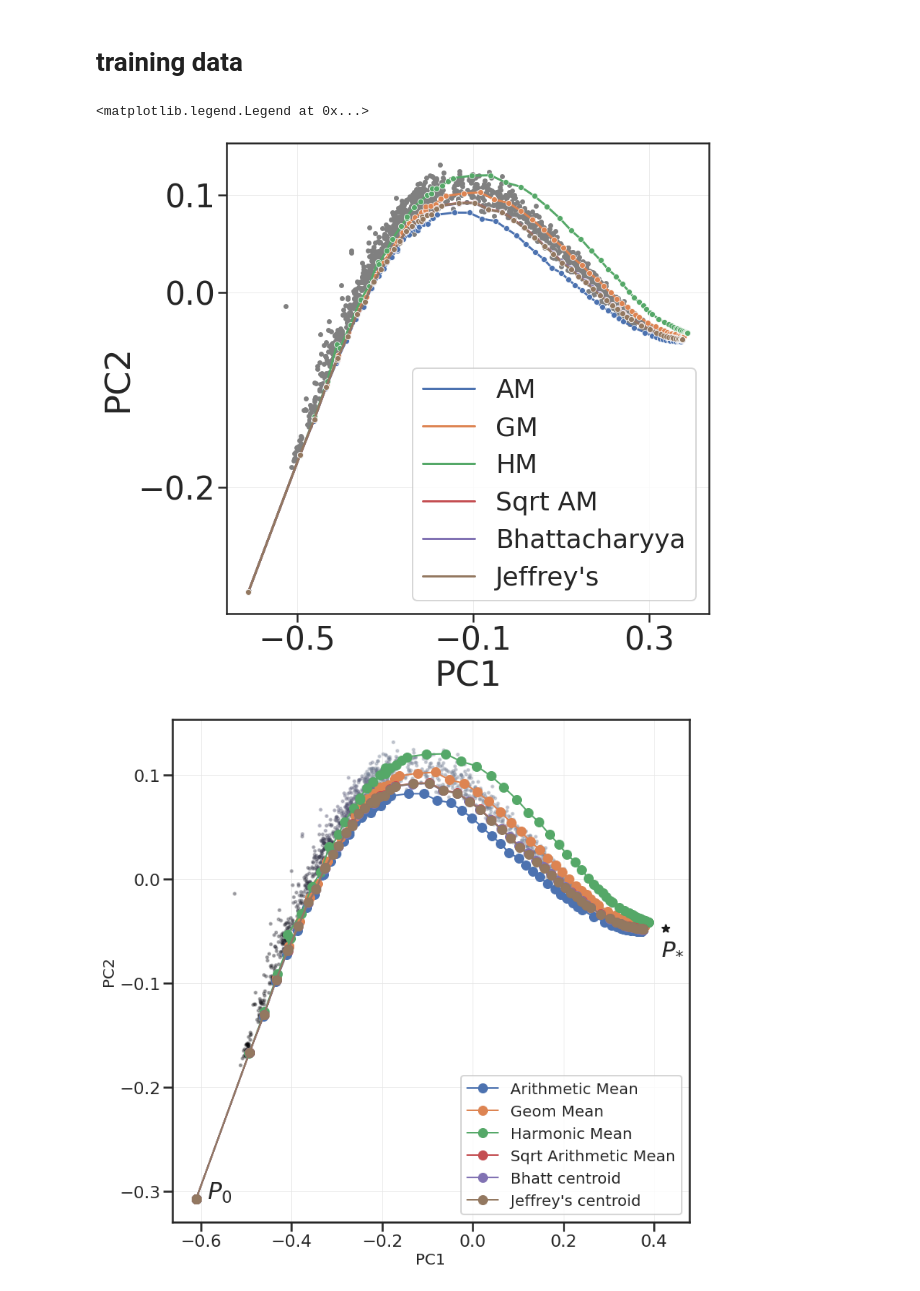
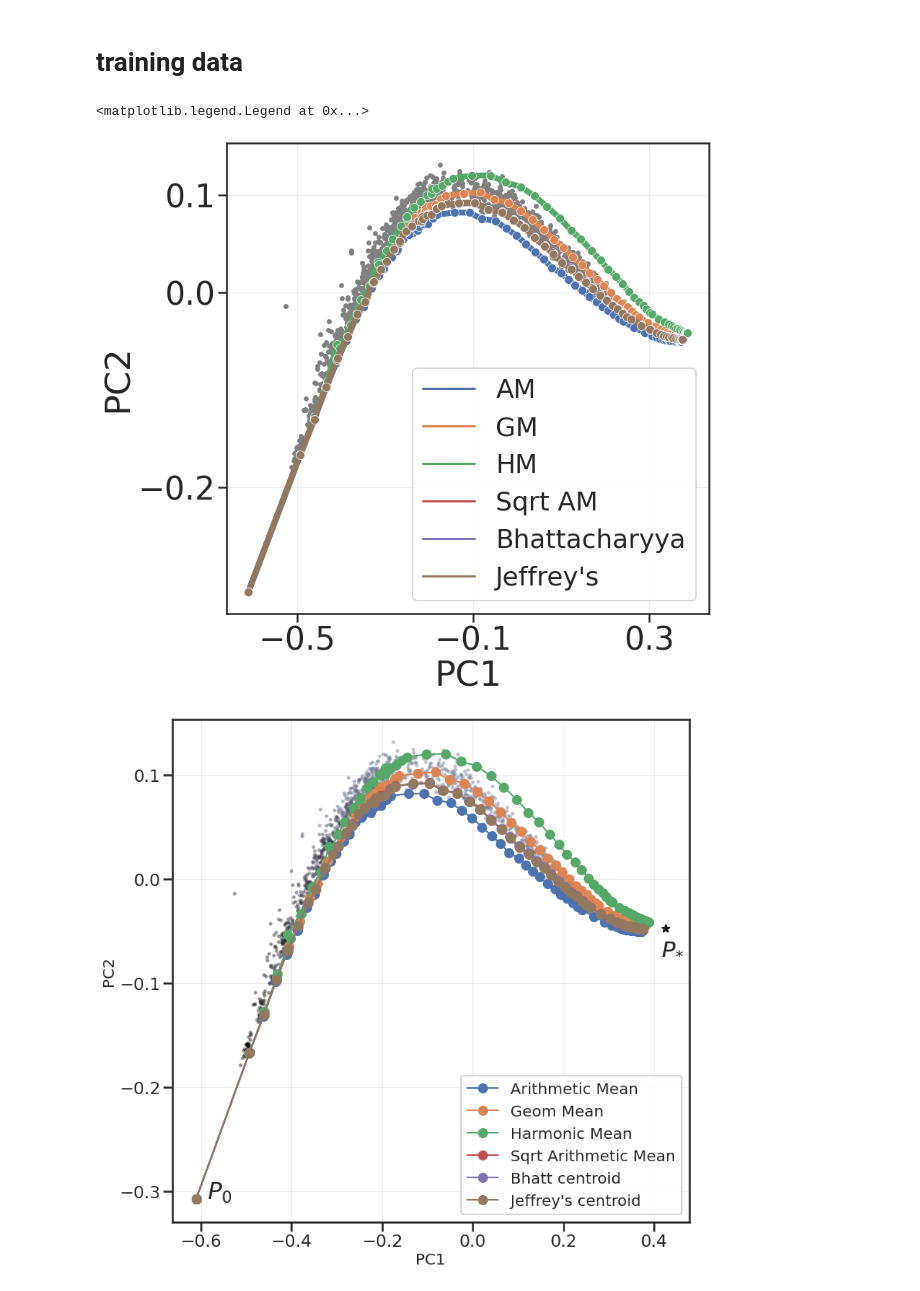
Before and after one commit to grasp-lyrl/low-dimensional-deepnets, a Jupyter notebook: notebooks/mean_traj_plots.ipynb, the cells around one changed output. Cells and saved outputs as stored; diff of their text form; code cells hidden in the pictures.

```diff
--- a/notebooks/mean_traj_plots.ipynb
+++ b/notebooks/mean_traj_plots.ipynb
@@ -55,20 +55,20 @@ xp['style'] = '1'
 # %%
 f, ax=plt.subplots(figsize=(12,12))
 import seaborn as sns
 sns.set(context='poster',
         style='ticks',
         font_scale=2,
         rc={'axes.grid': True,
             'grid.color': '.9',
-#             'lines.linewidth': 0.5,
+#             'lines.linewidth': ,
             'grid.linewidth': 0.75})
-sns.lineplot(data=xp.iloc[2010:-1], x='x0',y='x1', hue='Centroid',ax=ax, marker='.',  markersize=16)
+sns.lineplot(data=xp.iloc[2010:-1], x='x0',y='x1', hue='Centroid',ax=ax, marker='.',  markersize=24, lw=8)
 sns.scatterplot(data=xp.iloc[:2010], x='x0',y='x1', color='grey', ax=ax, s=48, linewidth=0)
 ax.set(xlabel='PC1', ylabel='PC2',xticks=[-0.5,-0.1,0.3], yticks=[-0.2, 0, 0.1])
 plt.legend(fontsize=36)
 # %% [output]
 <matplotlib.legend.Legend at 0x...>
-[figure, old version]
+[figure, new version]
 # %%
 f.savefig('training_err_averaging_traj.pdf', bbox_inches='tight')
 # %%
```
Also changed, not shown: parts of 3 cells of this notebook, 11 other files.
